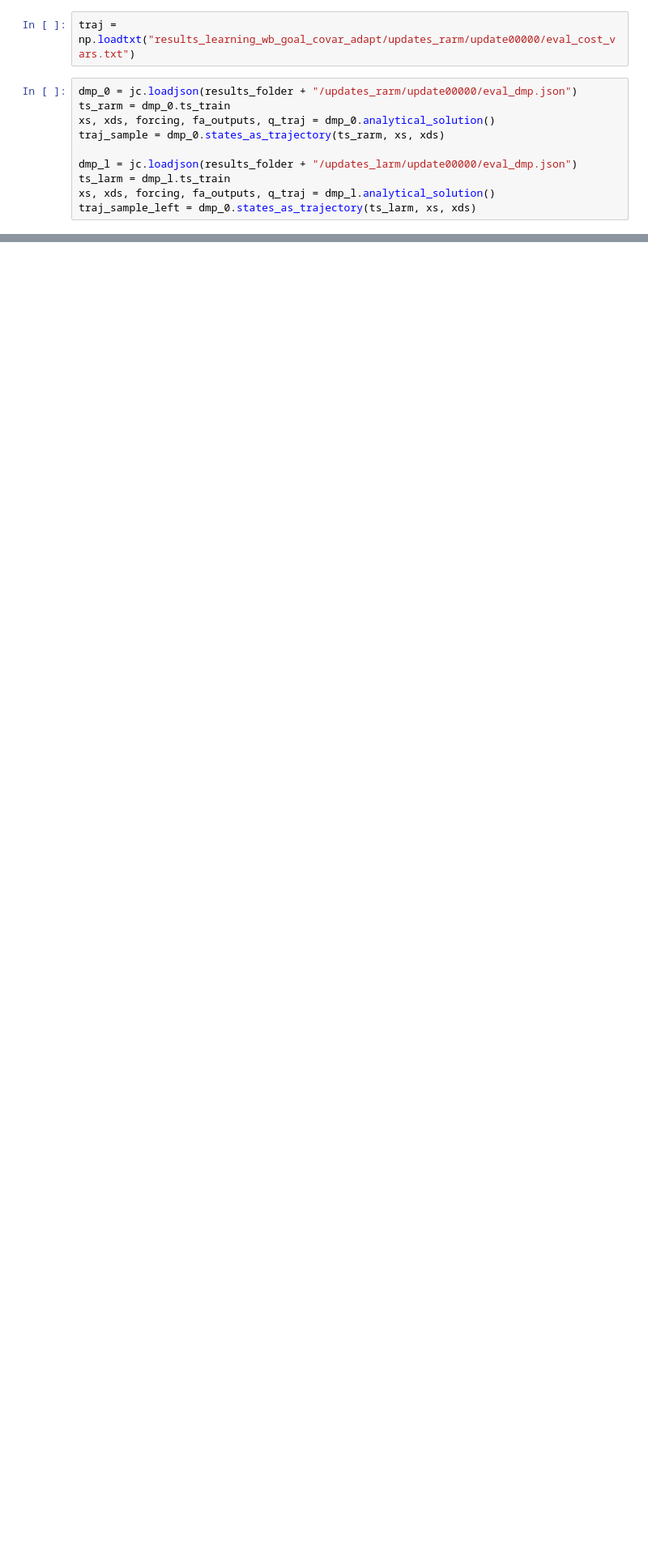
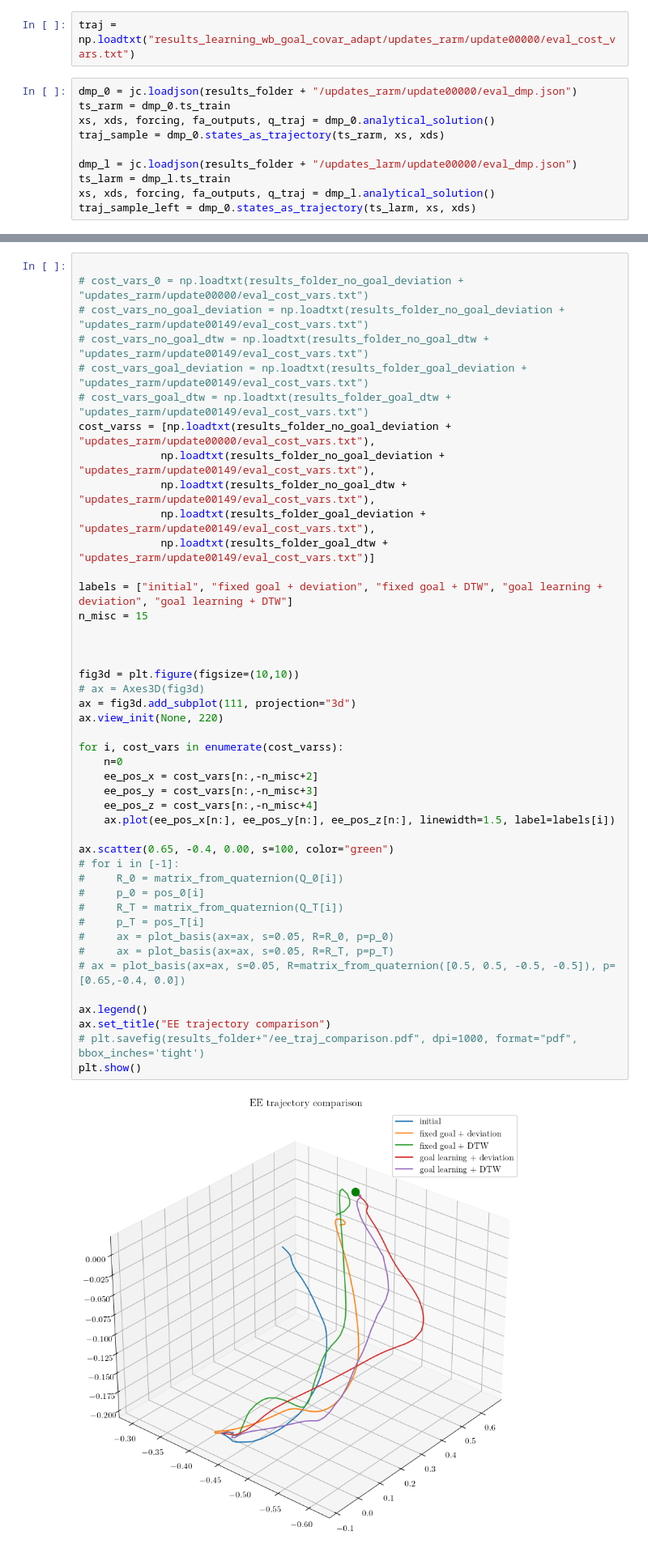
Before and after one commit to Savevska/dmpbbo, a Jupyter notebook: examples/catkin_ws/src/reaching_task_cart/plot_results.ipynb, the cells around one changed output, grey strips where cells are left out. Shown at 81% size. Saved outputs shown, nothing was run; the diff lists cells and outputs as text; blank space fills up the shorter version.

```diff
--- a/examples/catkin_ws/src/reaching_task_cart/plot_results.ipynb
+++ b/examples/catkin_ws/src/reaching_task_cart/plot_results.ipynb
@@ -202,0 +413,46 @@ array([-0.01774773,  0.4146946 , -0.19042965])
+# %%
+
+# cost_vars_0 = np.loadtxt(results_folder_no_goal_deviation + "updates_rarm/update00000/eval_cost_vars.txt")
+# cost_vars_no_goal_deviation = np.loadtxt(results_folder_no_goal_deviation + "updates_rarm/update00149/eval_cost_vars.txt")
+# cost_vars_no_goal_dtw = np.loadtxt(results_folder_no_goal_dtw + "updates_rarm/update00149/eval_cost_vars.txt")
+# cost_vars_goal_deviation = np.loadtxt(results_folder_goal_deviation + "updates_rarm/update00149/eval_cost_vars.txt")
+# cost_vars_goal_dtw = np.loadtxt(results_folder_goal_dtw + "updates_rarm/update00149/eval_cost_vars.txt")
+cost_varss = [np.loadtxt(results_folder_no_goal_deviation + "updates_rarm/update00000/eval_cost_vars.txt"),
+             np.loadtxt(results_folder_no_goal_deviation + "updates_rarm/update00149/eval_cost_vars.txt"),
+             np.loadtxt(results_folder_no_goal_dtw + "updates_rarm/update00149/eval_cost_vars.txt"),
+             np.loadtxt(results_folder_goal_deviation + "updates_rarm/update00149/eval_cost_vars.txt"),
+             np.loadtxt(results_folder_goal_dtw + "updates_rarm/update00149/eval_cost_vars.txt")]
+
+labels = ["initial", "fixed goal + deviation", "fixed goal + DTW", "goal learning + deviation", "goal learning + DTW"]
+n_misc = 15
+
+
+
+fig3d = plt.figure(figsize=(10,10))
+# ax = Axes3D(fig3d)
+ax = fig3d.add_subplot(111, projection="3d")
+ax.view_init(None, 220)
+
+for i, cost_vars in enumerate(cost_varss):
+    n=0
+    ee_pos_x = cost_vars[n:,-n_misc+2]
+    ee_pos_y = cost_vars[n:,-n_misc+3]
+    ee_pos_z = cost_vars[n:,-n_misc+4]
+    ax.plot(ee_pos_x[n:], ee_pos_y[n:], ee_pos_z[n:], linewidth=1.5, label=labels[i])
+
+ax.scatter(0.65, -0.4, 0.00, s=100, color="green")
+# for i in [-1]:
+#     R_0 = matrix_from_quaternion(Q_0[i])
+#     p_0 = pos_0[i]
+#     R_T = matrix_from_quaternion(Q_T[i])
+#     p_T = pos_T[i]
+#     ax = plot_basis(ax=ax, s=0.05, R=R_0, p=p_0)
+#     ax = plot_basis(ax=ax, s=0.05, R=R_T, p=p_T)
+# ax = plot_basis(ax=ax, s=0.05, R=matrix_from_quaternion([0.5, 0.5, -0.5, -0.5]), p=[0.65,-0.4, 0.0])
+
+ax.legend()
+ax.set_title("EE trajectory comparison")
+# plt.savefig(results_folder+"/ee_traj_comparison.pdf", dpi=1000, format="pdf", bbox_inches='tight')
+plt.show()
+# %% [output]
+[figure, added]
```
Also changed, not shown: parts of 46 cells of this notebook, 50 other files.
